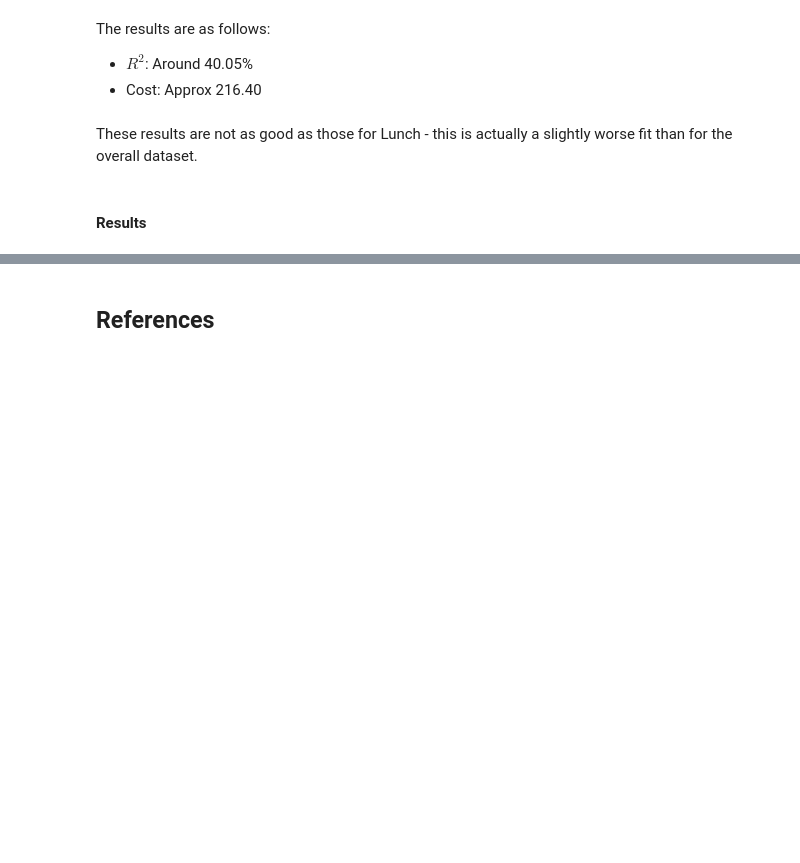
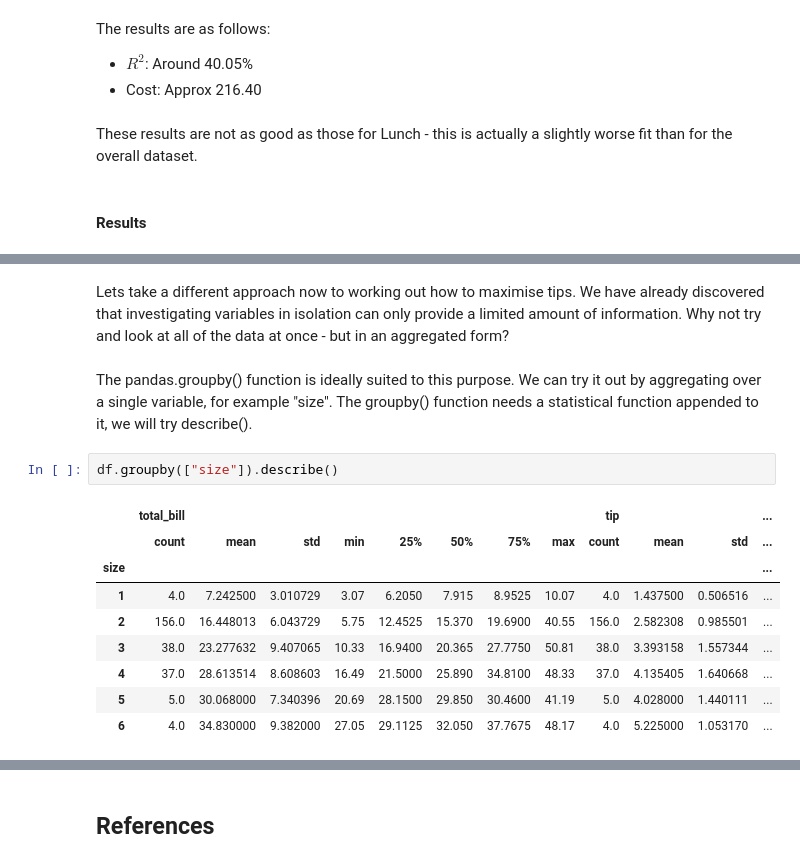
Before and after one commit to Pmcg1/FoDA_Project_2019, a Jupyter notebook: FoDA_Assessment_2019.ipynb, the cells around one changed output, grey strips where cells are left out. Drawn from its saved outputs; the diff is of its cells as text; blank space fills up the shorter version.

Commit message:
added aggregating, calculations of maximum mean tip

```diff
--- a/FoDA_Assessment_2019.ipynb
+++ b/FoDA_Assessment_2019.ipynb
@@ -724,0 +715,16 @@ The impact of breaking it down by mealtime is somewhat difficult to judge - at l
+# %% [markdown]
+Lets take a different approach now to working out how to maximise tips. We have already discovered that investigating variables in isolation can only provide a limited amount of information. Why not try and look at all of the data at once - but in an aggregated form?
+# %% [markdown]
+The pandas.groupby() function is ideally suited to this purpose. We can try it out by aggregating over a single variable, for example "size". The groupby() function needs a statistical function appended to it, we will try describe().
+# %%
+df.groupby(["size"]).describe()
+# %% [output]
+|  | total_bill |  |  |  |  |  |  |  | tip |  |  | ... |
+|  | count | mean | std | min | 25% | 50% | 75% | max | count | mean | std | ... |
+| size |  |  |  |  |  |  |  |  |  |  |  | ... |
+| 1 | 4.0 | 7.242500 | 3.010729 | 3.07 | 6.2050 | 7.915 | 8.9525 | 10.07 | 4.0 | 1.437500 | 0.506516 | ... |
+| 2 | 156.0 | 16.448013 | 6.043729 | 5.75 | 12.4525 | 15.370 | 19.6900 | 40.55 | 156.0 | 2.582308 | 0.985501 | ... |
+| 3 | 38.0 | 23.277632 | 9.407065 | 10.33 | 16.9400 | 20.365 | 27.7750 | 50.81 | 38.0 | 3.393158 | 1.557344 | ... |
+| 4 | 37.0 | 28.613514 | 8.608603 | 16.49 | 21.5000 | 25.890 | 34.8100 | 48.33 | 37.0 | 4.135405 | 1.640668 | ... |
+| 5 | 5.0 | 30.068000 | 7.340396 | 20.69 | 28.1500 | 29.850 | 30.4600 | 41.19 | 5.0 | 4.028000 | 1.440111 | ... |
+| 6 | 4.0 | 34.830000 | 9.382000 | 27.05 | 29.1125 | 32.050 | 37.7675 | 48.17 | 4.0 | 5.225000 | 1.053170 | ... |
```
Also changed, not shown: parts of 36 cells of this notebook.
